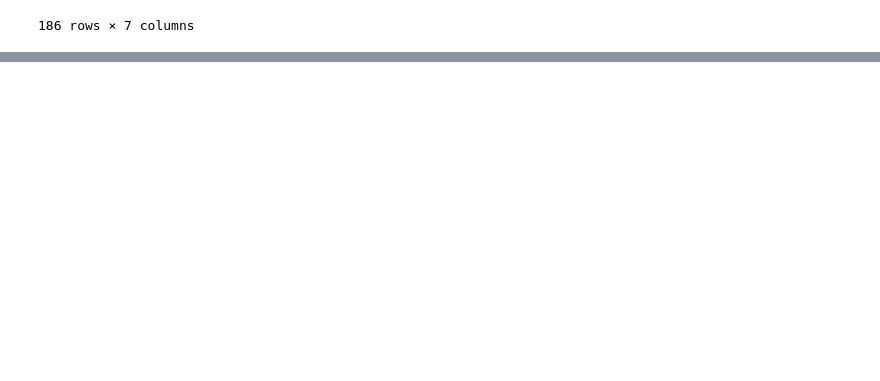
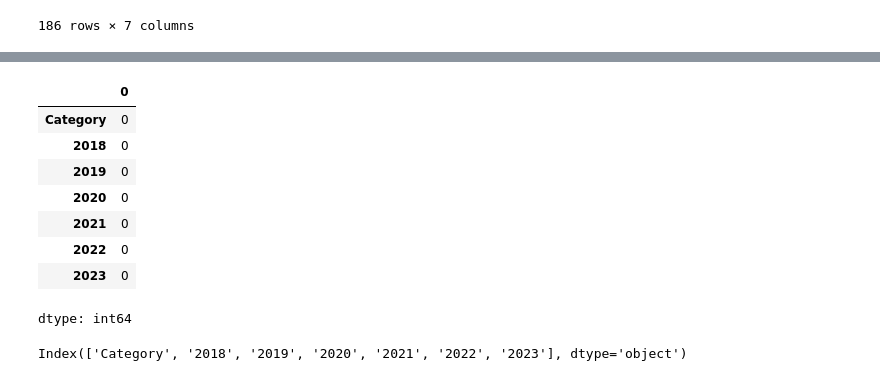
Before and after one commit to aliyahaslam/FINAL-YEAR-PROJECT-, a Jupyter notebook: FYP_UK_ENERGY_STANDARDISZATION.ipynb, the cells around one changed output, grey strips where cells are left out. Saved outputs shown, nothing was run; the diff lists cells and outputs as text; code cells hidden in the pictures; blank space fills up the shorter version.

```diff
--- a/FYP_UK_ENERGY_STANDARDISZATION.ipynb
+++ b/FYP_UK_ENERGY_STANDARDISZATION.ipynb
@@ -82,0 +149,16 @@ electricity_list.to_csv("Electricity Production per Capita.csv", index=False)
+# %%
+electricitycb.isnull().sum()
+# %% [output]
+|  | 0 |
+| Category | 0 |
+| 2018 | 0 |
+| 2019 | 0 |
+| 2020 | 0 |
+| 2021 | 0 |
+| 2022 | 0 |
+| 2023 | 0 |
+dtype: int64
+# %%
+electricitycb.columns
+# %% [output]
+Index(['Category', '2018', '2019', '2020', '2021', '2022', '2023'], dtype='object')
```
Also changed, not shown: parts of 19 cells of this notebook.
